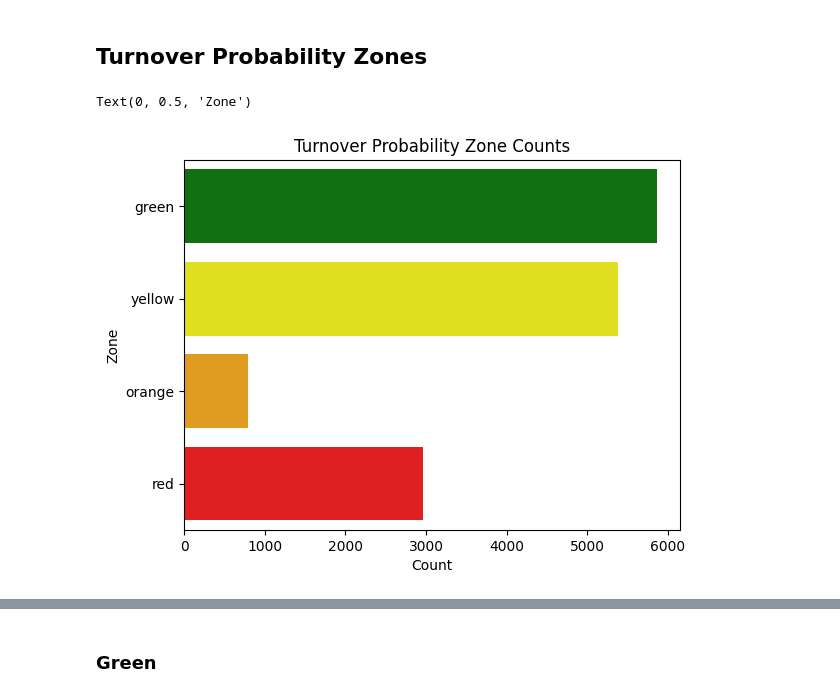
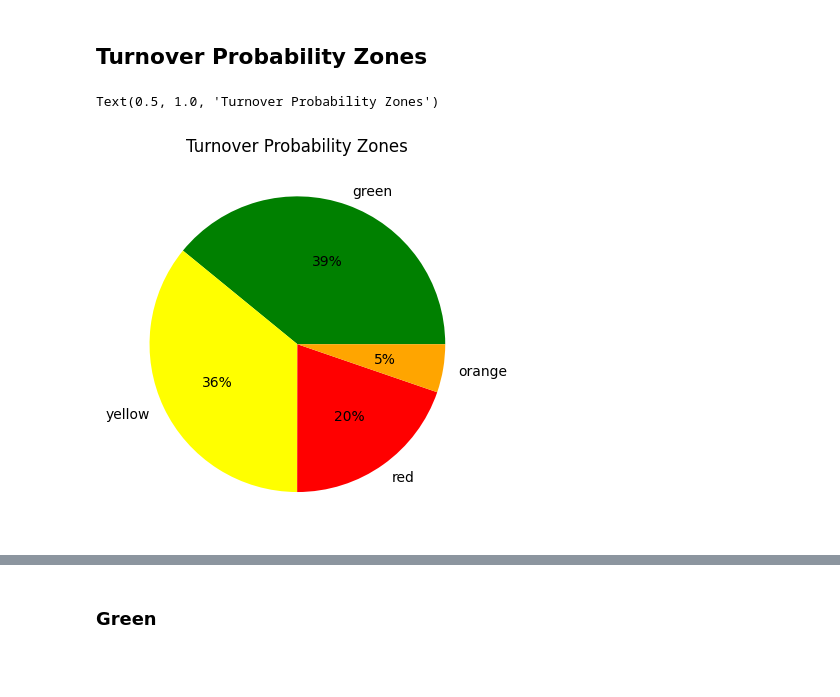
Before and after one commit to kitsbits/aiml, a Jupyter notebook: ml-core/project/ml_project.ipynb, the cells around one changed output, grey strips where cells are left out. Cells and saved outputs as stored; diff of their text form; code cells hidden in the pictures; blank space fills up the shorter version.

```diff
--- a/ml-core/project/ml_project.ipynb
+++ b/ml-core/project/ml_project.ipynb
@@ -410,7 +417,9 @@ y = df_encoded["left"]
 scaler = StandardScaler()
 X_scaled = scaler.fit_transform(X)
 # %%
-X_train, X_test, y_train, y_test = train_test_split(X_scaled, y, test_size=0.2, random_state=123)
+X_train, X_test, y_train, y_test = train_test_split(
+    X_scaled, y, test_size=0.2, random_state=123
+)
 # %% [markdown]
 ## Resampling
 # %%
@@ -661,16 +670,24 @@ df["turnover_probability_zone"] = np.where(
 # %% [markdown]
 ## Turnover Probability Zones
 # %%
-sns.countplot(
-    df,
-    y="turnover_probability_zone",
-    order=['green', 'yellow', 'orange', 'red'],
-    palette=['green', 'yellow', 'orange', 'red'],
-    hue="turnover_probability_zone"
+# sns.countplot(
+#     df,
+#     y="turnover_probability_zone",
+#     order=['green', 'yellow', 'orange', 'red'],
+#     palette=['green', 'yellow', 'orange', 'red'],
+#     hue="turnover_probability_zone"
+# )
+
+colors_in_order = df["turnover_probability_zone"].value_counts().index
+
+plt.pie(
+    df["turnover_probability_zone"].value_counts(),
+    labels=colors_in_order,
+    colors=colors_in_order,
+    autopct="%.0f%%",
 )
-plt.title("Turnover Probability Zone Counts")
-plt.xlabel("Count")
-plt.ylabel("Zone")
+
+plt.title("Turnover Probability Zones")
 # %% [output]
-Text(0, 0.5, 'Zone')
+Text(0.5, 1.0, 'Turnover Probability Zones')
-[figure, old version]
+[figure, new version]
```
Also changed, not shown: parts of 32 cells of this notebook.
